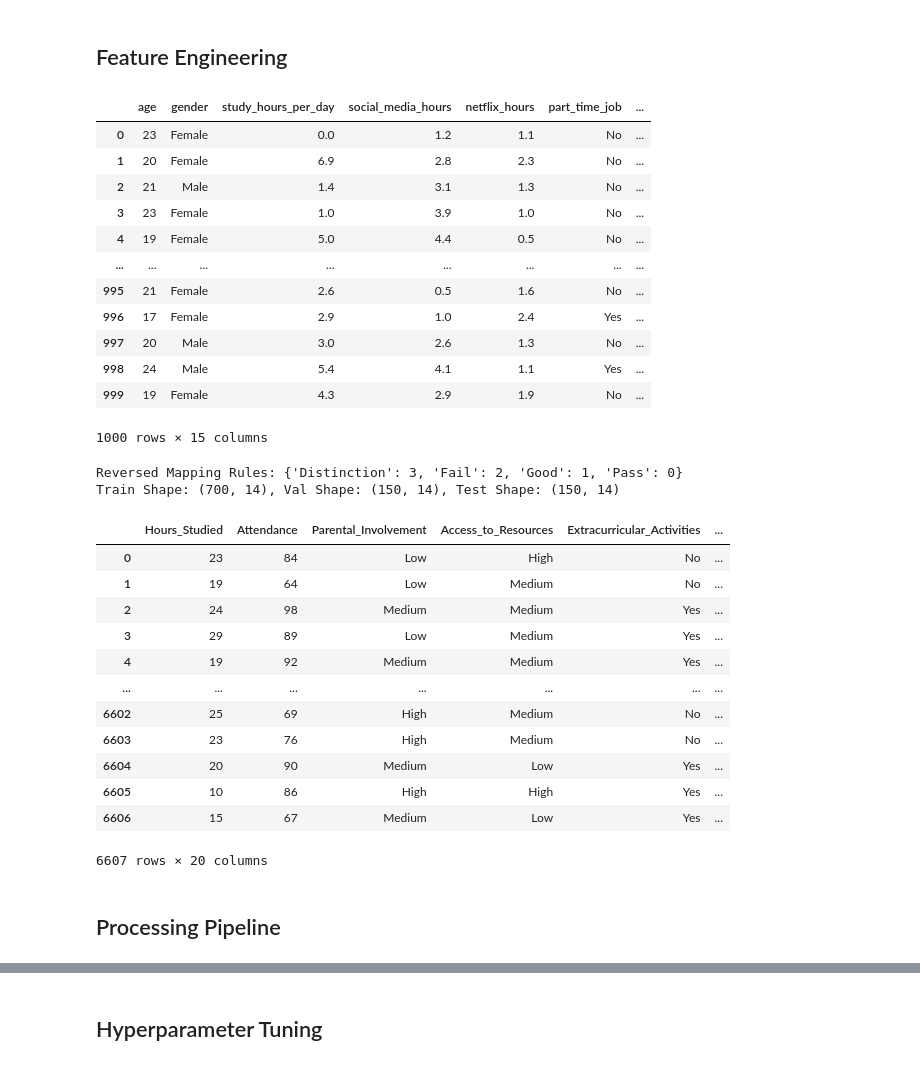
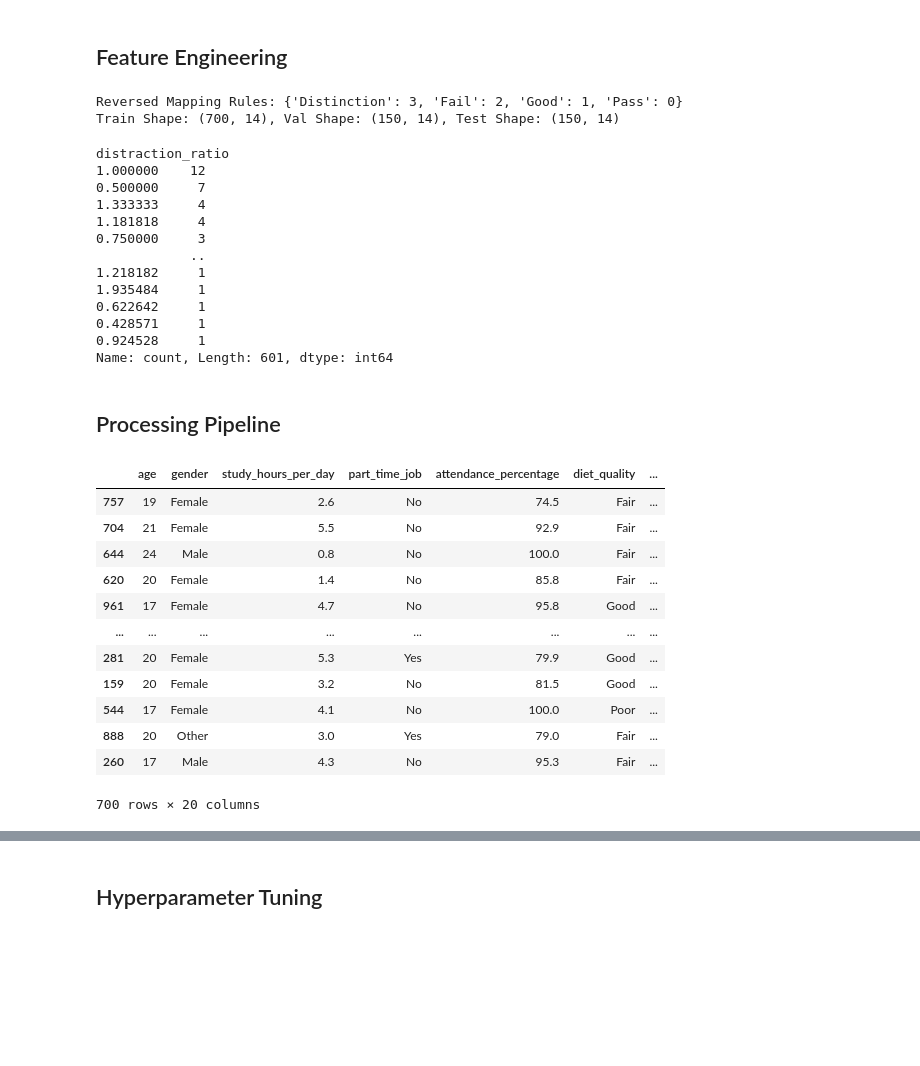
Before and after one commit to darbenss/ML-Project, a Jupyter notebook: test2.ipynb, the cells around one changed output, grey strips where cells are left out. Saved outputs shown, nothing was run; the diff lists cells and outputs as text; code cells hidden in the pictures; blank space fills up the shorter version.

```diff
--- a/test2.ipynb
+++ b/test2.ipynb
@@ -154,22 +138,6 @@ Passing `palette` without assigning `hue` is deprecated and will be removed in v
 ... (11 outputs left out)
 # %% [markdown]
 ## Feature Engineering
-# %%
-df
-# %% [output]
-|  | age | gender | study_hours_per_day | social_media_hours | netflix_hours | part_time_job | ... |
-| 0 | 23 | Female | 0.0 | 1.2 | 1.1 | No | ... |
-| 1 | 20 | Female | 6.9 | 2.8 | 2.3 | No | ... |
-| 2 | 21 | Male | 1.4 | 3.1 | 1.3 | No | ... |
-| 3 | 23 | Female | 1.0 | 3.9 | 1.0 | No | ... |
-| 4 | 19 | Female | 5.0 | 4.4 | 0.5 | No | ... |
-| ... | ... | ... | ... | ... | ... | ... | ... |
-| 995 | 21 | Female | 2.6 | 0.5 | 1.6 | No | ... |
-| 996 | 17 | Female | 2.9 | 1.0 | 2.4 | Yes | ... |
-| 997 | 20 | Male | 3.0 | 2.6 | 1.3 | No | ... |
-| 998 | 24 | Male | 5.4 | 4.1 | 1.1 | Yes | ... |
-| 999 | 19 | Female | 4.3 | 2.9 | 1.9 | No | ... |
-1000 rows × 15 columns
 # %%
 def feature_engineering(X):
     """
@@ -222,21 +211,38 @@ print(f"Train Shape: {X_train.shape}, Val Shape: {X_val.shape}, Test Shape: {X_t
 Reversed Mapping Rules: {'Distinction': 3, 'Fail': 2, 'Good': 1, 'Pass': 0}
 Train Shape: (700, 14), Val Shape: (150, 14), Test Shape: (150, 14)
 # %%
-df
+x_new["distraction_ratio"].value_counts()
 # %% [output]
-|  | Hours_Studied | Attendance | Parental_Involvement | Access_to_Resources | Extracurricular_Activities | ... |
-| 0 | 23 | 84 | Low | High | No | ... |
-| 1 | 19 | 64 | Low | Medium | No | ... |
-| 2 | 24 | 98 | Medium | Medium | Yes | ... |
-| 3 | 29 | 89 | Low | Medium | Yes | ... |
-| 4 | 19 | 92 | Medium | Medium | Yes | ... |
-| ... | ... | ... | ... | ... | ... | ... |
-| 6602 | 25 | 69 | High | Medium | No | ... |
-| 6603 | 23 | 76 | High | Medium | No | ... |
-| 6604 | 20 | 90 | Medium | Low | Yes | ... |
-| 6605 | 10 | 86 | High | High | Yes | ... |
-| 6606 | 15 | 67 | Medium | Low | Yes | ... |
-6607 rows × 20 columns
+distraction_ratio
+1.000000    12
+0.500000     7
+1.333333     4
+1.181818     4
+0.750000     3
+            ..
+1.218182     1
+1.935484     1
+0.622642     1
+0.428571     1
+0.924528     1
+Name: count, Length: 601, dtype: int64
 # %% [markdown]
 ## Processing Pipeline
+# %%
+x_new["internet_quality"].value_counts()
+x_new
+# %% [output]
+|  | age | gender | study_hours_per_day | part_time_job | attendance_percentage | diet_quality | ... |
+| 757 | 19 | Female | 2.6 | No | 74.5 | Fair | ... |
+| 704 | 21 | Female | 5.5 | No | 92.9 | Fair | ... |
+| 644 | 24 | Male | 0.8 | No | 100.0 | Fair | ... |
+| 620 | 20 | Female | 1.4 | No | 85.8 | Fair | ... |
+| 961 | 17 | Female | 4.7 | No | 95.8 | Good | ... |
+| ... | ... | ... | ... | ... | ... | ... | ... |
+| 281 | 20 | Female | 5.3 | Yes | 79.9 | Good | ... |
+| 159 | 20 | Female | 3.2 | No | 81.5 | Good | ... |
+| 544 | 17 | Female | 4.1 | No | 100.0 | Poor | ... |
+| 888 | 20 | Other | 3.0 | Yes | 79.0 | Fair | ... |
+| 260 | 17 | Male | 4.3 | No | 95.3 | Fair | ... |
+700 rows × 20 columns
 # %%
```
Also changed, not shown: parts of 6 cells of this notebook.
